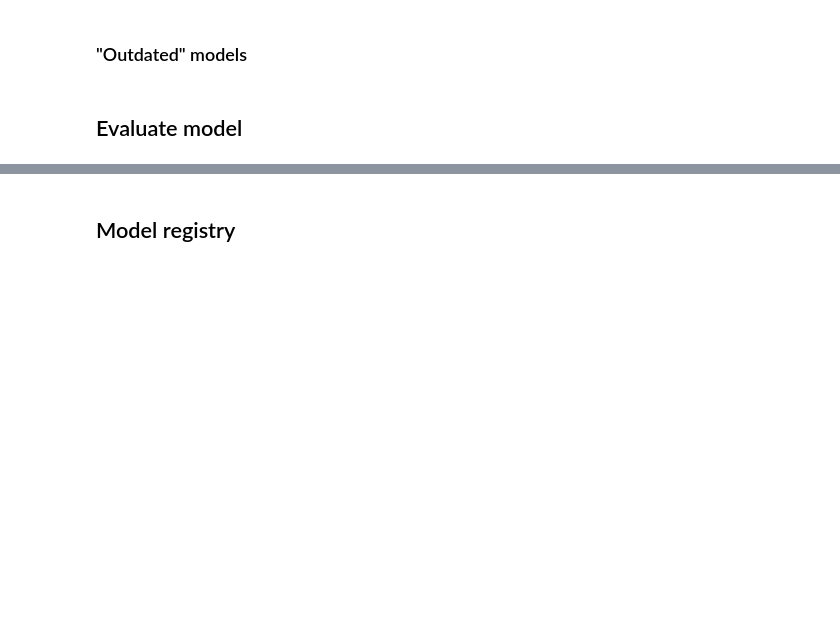
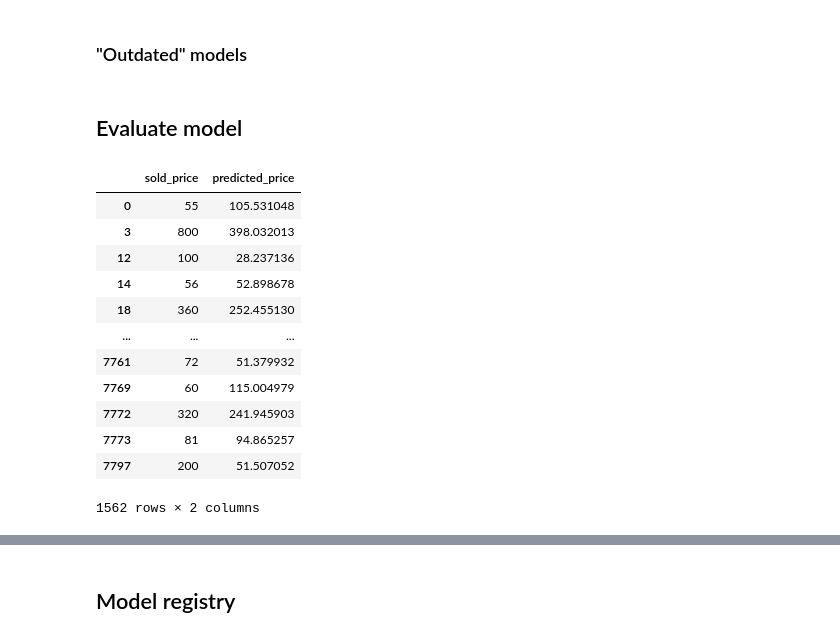
Before and after one commit to samlama111/id2223-fashion-price-predictor, a Jupyter notebook: Training.ipynb, the cells around one changed output, grey strips where cells are left out. Cells and saved outputs as stored; diff of their text form; code cells hidden in the pictures; blank space fills up the shorter version.

```diff
--- a/Training.ipynb
+++ b/Training.ipynb
@@ -211,0 +198,18 @@ predicted_df
+# %%
+predicted_df = y_test.copy()
+predicted_df['predicted_price'] = y_pred
+predicted_df
+# %% [output]
+|  | sold_price | predicted_price |
+| 0 | 55 | 105.531048 |
+| 3 | 800 | 398.032013 |
+| 12 | 100 | 28.237136 |
+| 14 | 56 | 52.898678 |
+| 18 | 360 | 252.455130 |
+| ... | ... | ... |
+| 7761 | 72 | 51.379932 |
+| 7769 | 60 | 115.004979 |
+| 7772 | 320 | 241.945903 |
+| 7773 | 81 | 94.865257 |
+| 7797 | 200 | 51.507052 |
+1562 rows × 2 columns
```
Also changed, not shown: parts of 14 cells of this notebook, 1 other file.
